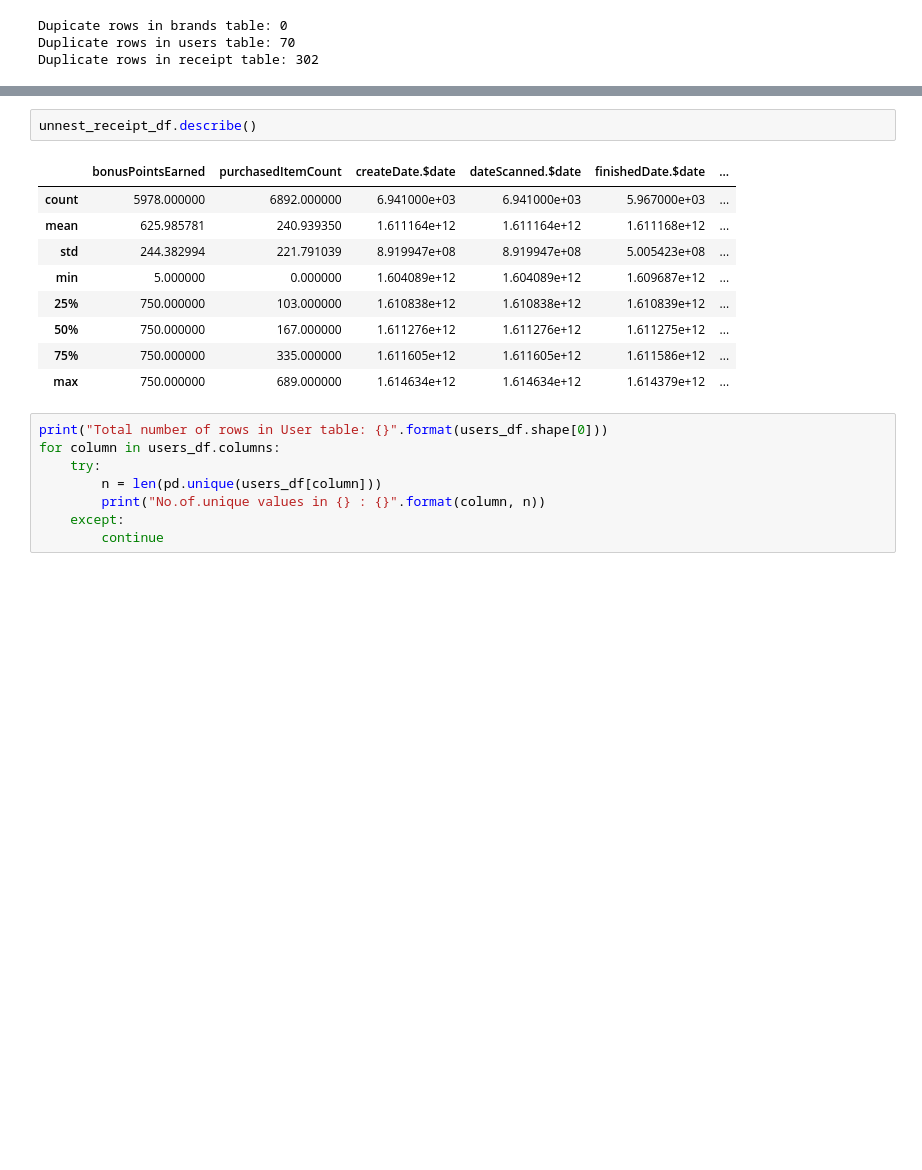
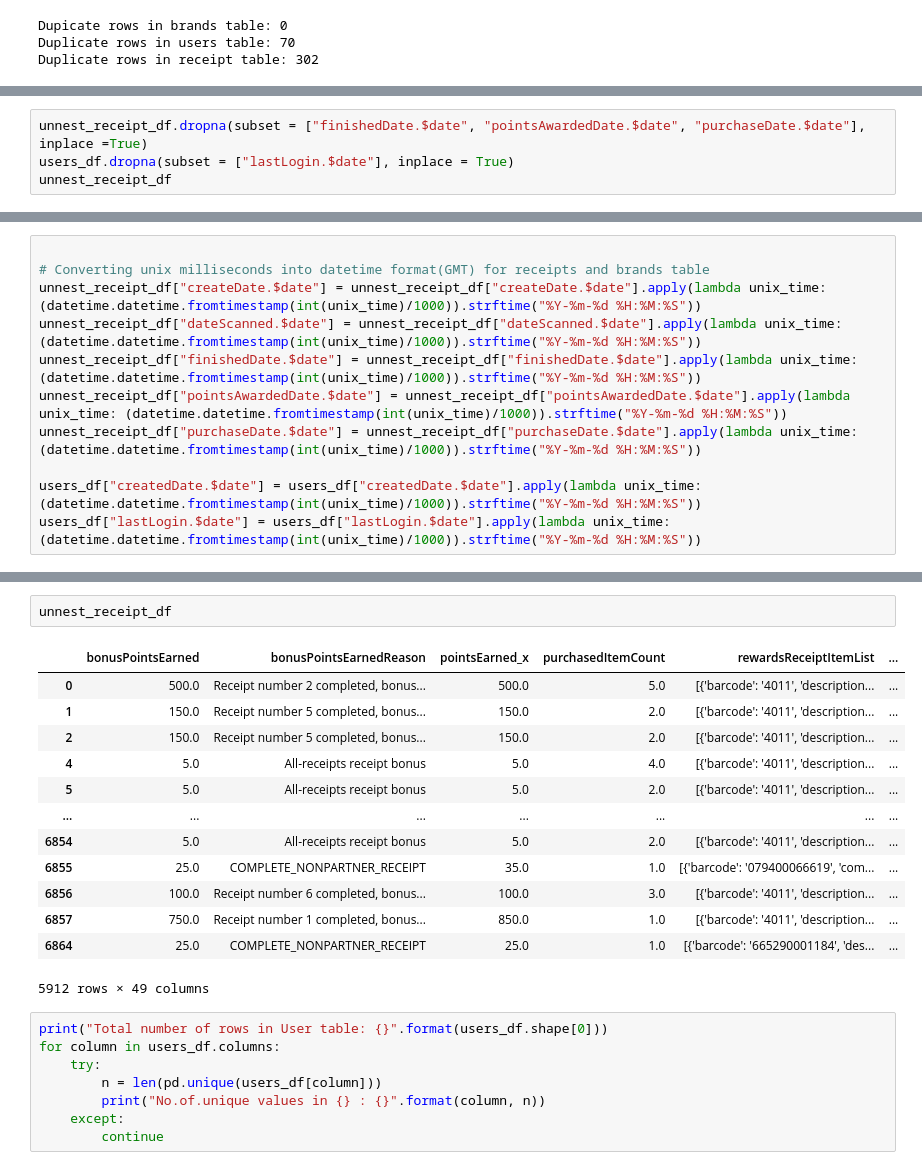
Before and after one commit to Harish239/Fetch_Rewards_assessment, a Jupyter notebook: Fetch_Rewards_JupyterNotebook-checkpoint.ipynb, the cells around one changed output, grey strips where cells are left out. Saved outputs shown, nothing was run; the diff lists cells and outputs as text; blank space fills up the shorter version.

```diff
--- a/Fetch_Rewards_JupyterNotebook-checkpoint.ipynb
+++ b/Fetch_Rewards_JupyterNotebook-checkpoint.ipynb
@@ -231,3 +216,7 @@ Data columns (total 15 columns):
  14  purchaseDate.$date       671 non-null    float64
 dtypes: float64(5), int64(3), object(7)
 memory usage: 131.3+ KB
+# %%
+unnest_receipt_df.dropna(subset = ["finishedDate.$date", "pointsAwardedDate.$date", "purchaseDate.$date"], inplace =True)
+users_df.dropna(subset = ["lastLogin.$date"], inplace = True)
+unnest_receipt_df
@@ -233,0 +237,11 @@ memory usage: 131.3+ KB
+# %%
+
+# Converting unix milliseconds into datetime format(GMT) for receipts and brands table
+unnest_receipt_df["createDate.$date"] = unnest_receipt_df["createDate.$date"].apply(lambda unix_time: (datetime.datetime.fromtimestamp(int(unix_time)/1000)).strftime("%Y-%m-%d %H:%M:%S"))
+unnest_receipt_df["dateScanned.$date"] = unnest_receipt_df["dateScanned.$date"].apply(lambda unix_time: (datetime.datetime.fromtimestamp(int(unix_time)/1000)).strftime("%Y-%m-%d %H:%M:%S"))
+unnest_receipt_df["finishedDate.$date"] = unnest_receipt_df["finishedDate.$date"].apply(lambda unix_time: (datetime.datetime.fromtimestamp(int(unix_time)/1000)).strftime("%Y-%m-%d %H:%M:%S"))
+unnest_receipt_df["pointsAwardedDate.$date"] = unnest_receipt_df["pointsAwardedDate.$date"].apply(lambda unix_time: (datetime.datetime.fromtimestamp(int(unix_time)/1000)).strftime("%Y-%m-%d %H:%M:%S"))
+unnest_receipt_df["purchaseDate.$date"] = unnest_receipt_df["purchaseDate.$date"].apply(lambda unix_time: (datetime.datetime.fromtimestamp(int(unix_time)/1000)).strftime("%Y-%m-%d %H:%M:%S"))
+
+users_df["createdDate.$date"] = users_df["createdDate.$date"].apply(lambda unix_time: (datetime.datetime.fromtimestamp(int(unix_time)/1000)).strftime("%Y-%m-%d %H:%M:%S"))
+users_df["lastLogin.$date"] = users_df["lastLogin.$date"].apply(lambda unix_time: (datetime.datetime.fromtimestamp(int(unix_time)/1000)).strftime("%Y-%m-%d %H:%M:%S"))
@@ -357,15 +388,19 @@ unnest_receipt_df.merge(brands, on = "brandCode",how = 'inner')
 # %%
-unnest_receipt_df.describe()
+unnest_receipt_df
 # %% [output]
-|  | bonusPointsEarned | purchasedItemCount | createDate.$date | dateScanned.$date | finishedDate.$date | ... |
-| count | 5978.000000 | 6892.000000 | 6.941000e+03 | 6.941000e+03 | 5.967000e+03 | ... |
-| mean | 625.985781 | 240.939350 | 1.611164e+12 | 1.611164e+12 | 1.611168e+12 | ... |
-| std | 244.382994 | 221.791039 | 8.919947e+08 | 8.919947e+08 | 5.005423e+08 | ... |
-| min | 5.000000 | 0.000000 | 1.604089e+12 | 1.604089e+12 | 1.609687e+12 | ... |
-| 25% | 750.000000 | 103.000000 | 1.610838e+12 | 1.610838e+12 | 1.610839e+12 | ... |
-| 50% | 750.000000 | 167.000000 | 1.611276e+12 | 1.611276e+12 | 1.611275e+12 | ... |
-| 75% | 750.000000 | 335.000000 | 1.611605e+12 | 1.611605e+12 | 1.611586e+12 | ... |
-| max | 750.000000 | 689.000000 | 1.614634e+12 | 1.614634e+12 | 1.614379e+12 | ... |
+|  | bonusPointsEarned | bonusPointsEarnedReason | pointsEarned_x | purchasedItemCount | rewardsReceiptItemList | ... |
+| 0 | 500.0 | Receipt number 2 completed, bonus... | 500.0 | 5.0 | [{'barcode': '4011', 'description... | ... |
+| 1 | 150.0 | Receipt number 5 completed, bonus... | 150.0 | 2.0 | [{'barcode': '4011', 'description... | ... |
+| 2 | 150.0 | Receipt number 5 completed, bonus... | 150.0 | 2.0 | [{'barcode': '4011', 'description... | ... |
+| 4 | 5.0 | All-receipts receipt bonus | 5.0 | 4.0 | [{'barcode': '4011', 'description... | ... |
+| 5 | 5.0 | All-receipts receipt bonus | 5.0 | 2.0 | [{'barcode': '4011', 'description... | ... |
+| ... | ... | ... | ... | ... | ... | ... |
+| 6854 | 5.0 | All-receipts receipt bonus | 5.0 | 2.0 | [{'barcode': '4011', 'description... | ... |
+| 6855 | 25.0 | COMPLETE_NONPARTNER_RECEIPT | 35.0 | 1.0 | [{'barcode': '079400066619', 'com... | ... |
+| 6856 | 100.0 | Receipt number 6 completed, bonus... | 100.0 | 3.0 | [{'barcode': '4011', 'description... | ... |
+| 6857 | 750.0 | Receipt number 1 completed, bonus... | 850.0 | 1.0 | [{'barcode': '4011', 'description... | ... |
+| 6864 | 25.0 | COMPLETE_NONPARTNER_RECEIPT | 25.0 | 1.0 | [{'barcode': '665290001184', 'des... | ... |
+5912 rows × 49 columns
 # %%
 print("Total number of rows in User table: {}".format(users_df.shape[0]))
 for column in users_df.columns:
```
Also changed, not shown: parts of 17 cells of this notebook.
